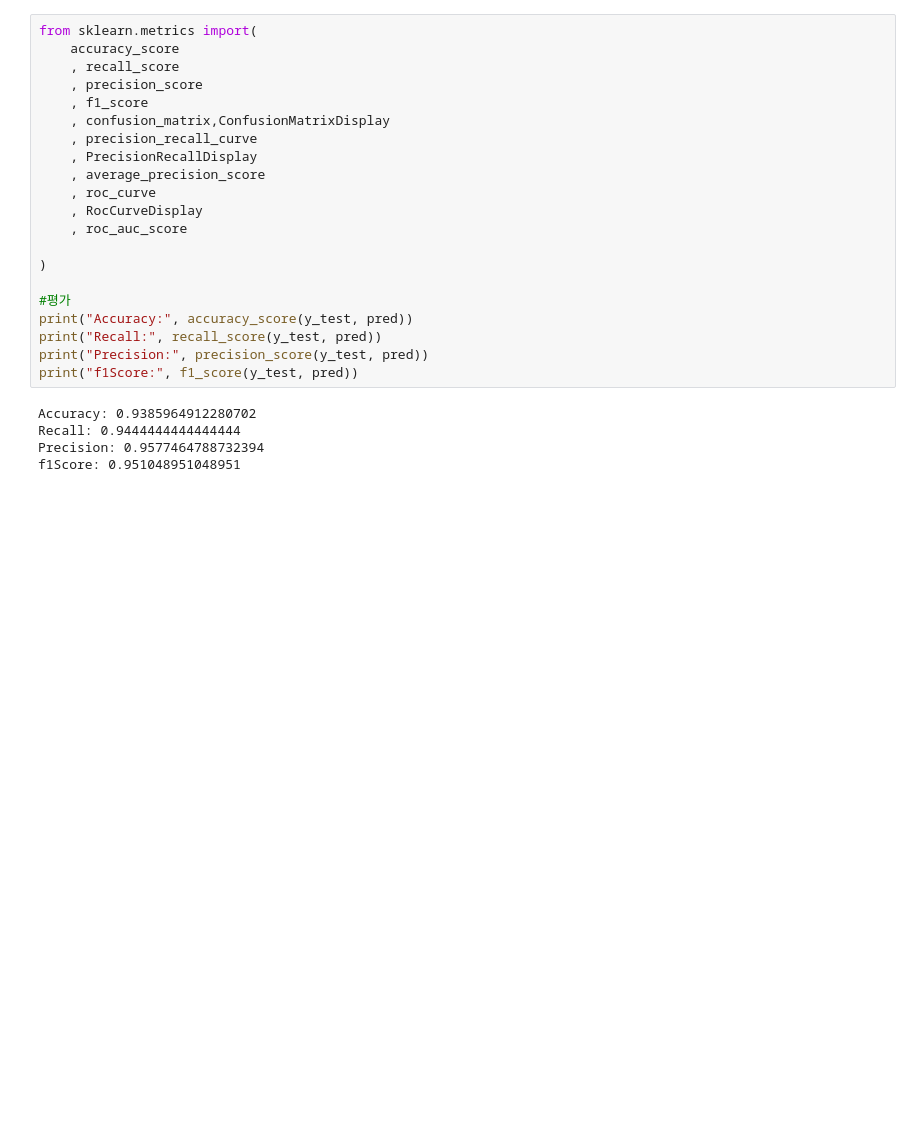
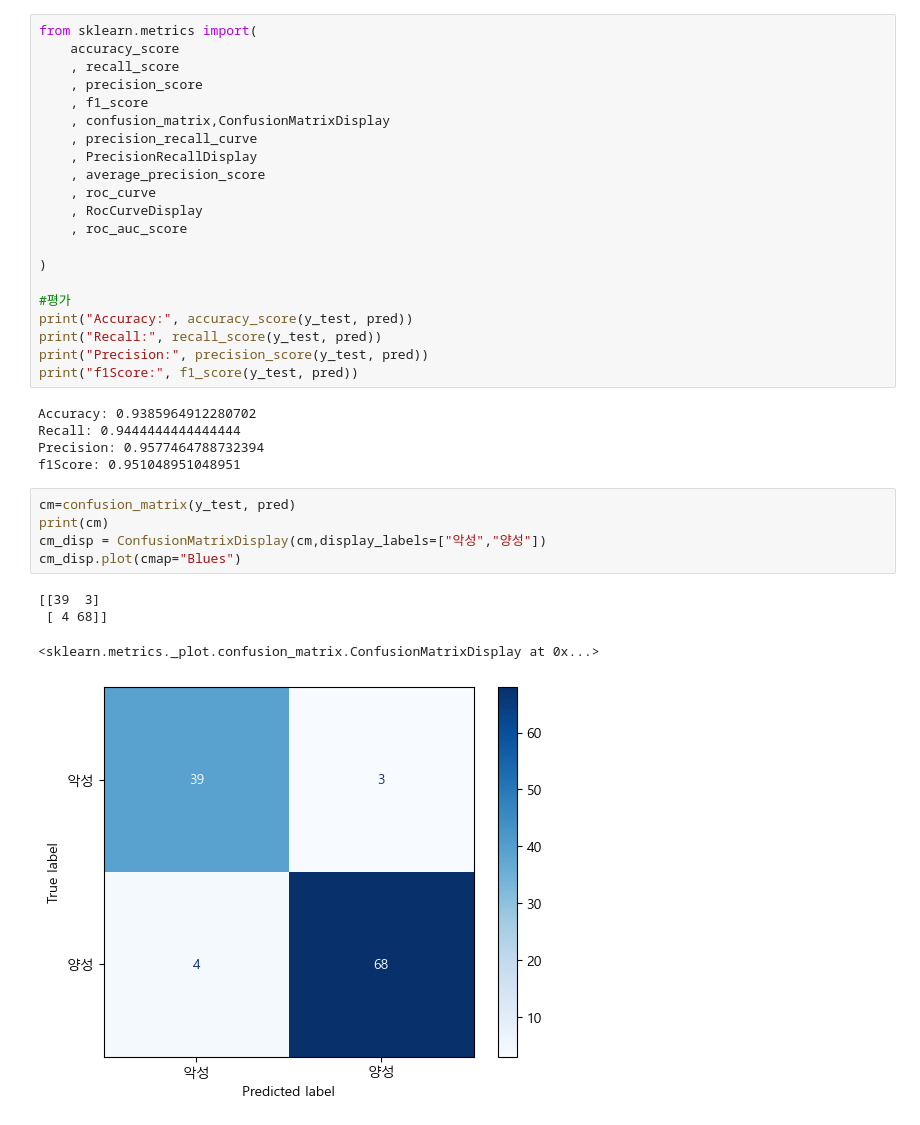
Before and after one commit to GrowingChoi/growingPython, a Jupyter notebook: 08_머신러닝/05_평가지표.ipynb, the cells around one changed output. Cells and saved outputs as stored; diff of their text form; blank space fills up the shorter version.

```diff
--- a/08_머신러닝/05_평가지표.ipynb
+++ b/08_머신러닝/05_평가지표.ipynb
@@ -1493,3 +1554,13 @@ Accuracy: 0.9385964912280702
 Recall: 0.9444444444444444
 Precision: 0.9577464788732394
 f1Score: 0.951048951048951
+# %%
+cm=confusion_matrix(y_test, pred)
+print(cm)
+cm_disp = ConfusionMatrixDisplay(cm,display_labels=["악성","양성"])
+cm_disp.plot(cmap="Blues")
+# %% [output]
+[[39  3]
+ [ 4 68]]
+<sklearn.metrics._plot.confusion_matrix.ConfusionMatrixDisplay at 0x...>
+[figure, added]
```
Also changed, not shown: parts of 15 cells of this notebook, 6 other files.
